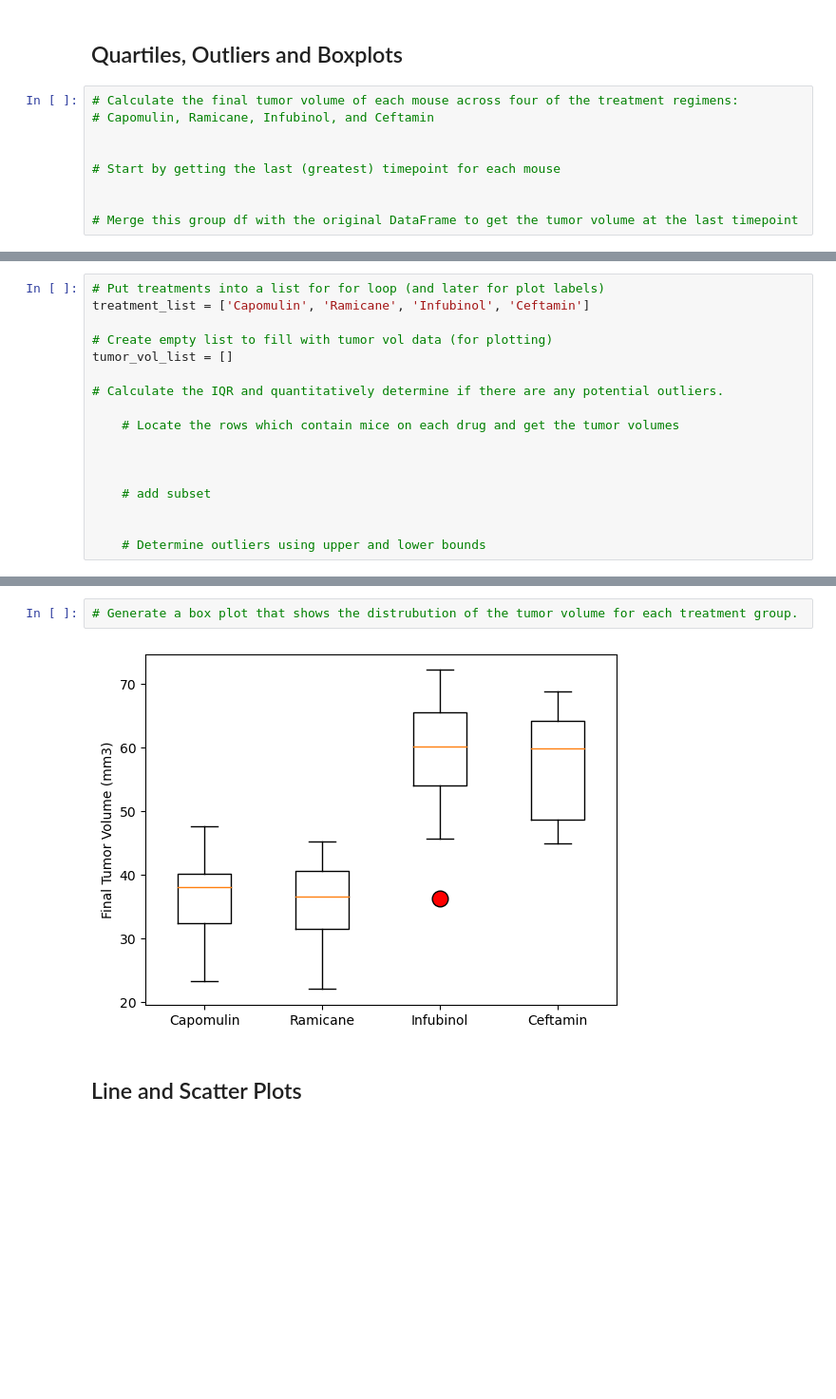
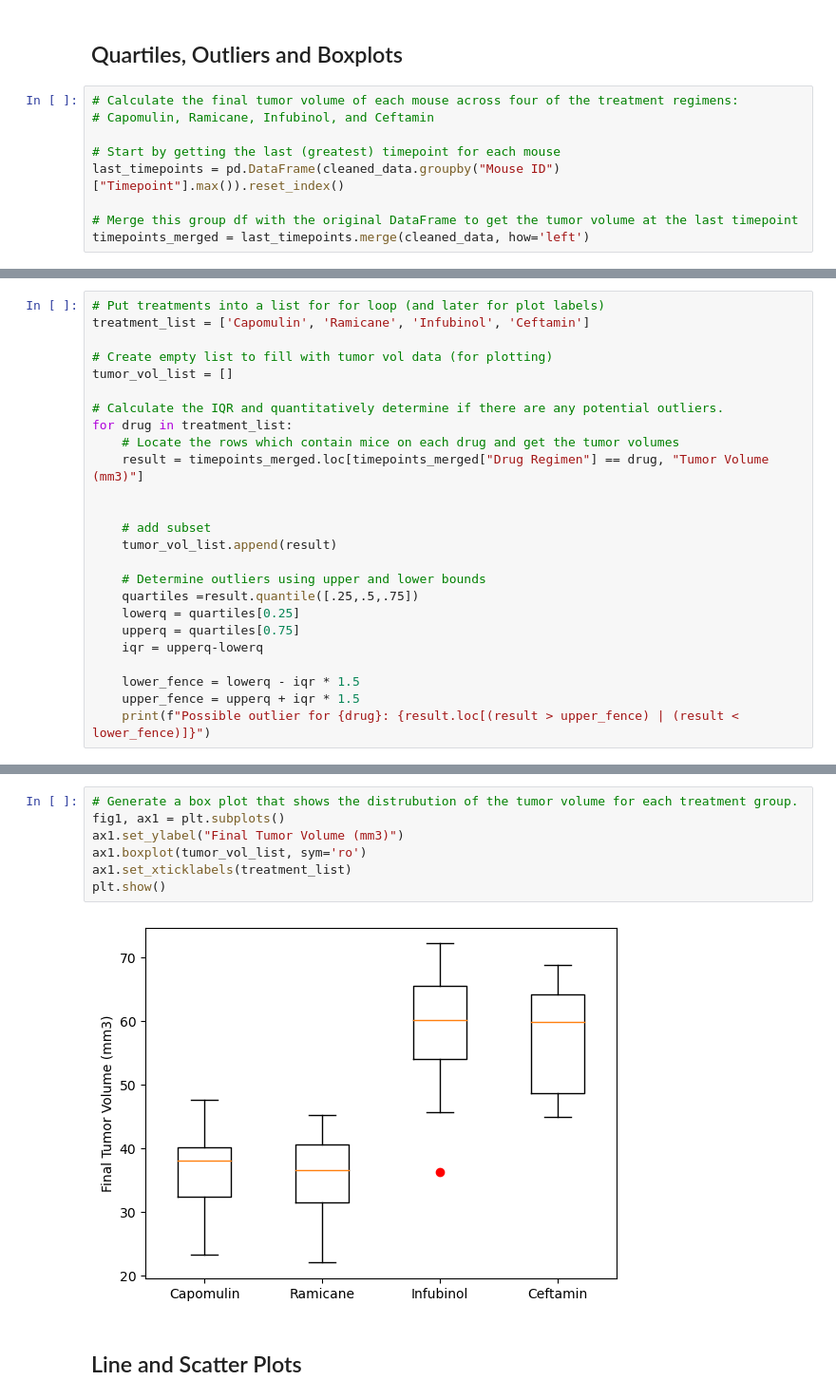
Before and after one commit to nicduffee/matplotlib-challenge, a Jupyter notebook: Pymaceuticals/pymaceuticals_analysis.ipynb, the cells around one changed output, grey strips where cells are left out. Shown at 95% size. Cells and saved outputs as stored; diff of their text form; blank space fills up the shorter version.

Commit message:
completed graphs

```diff
--- a/Pymaceuticals/pymaceuticals_analysis.ipynb
+++ b/Pymaceuticals/pymaceuticals_analysis.ipynb
@@ -193,8 +193,8 @@ plt.show()
 # Calculate the final tumor volume of each mouse across four of the treatment regimens:
 # Capomulin, Ramicane, Infubinol, and Ceftamin
 
-
 # Start by getting the last (greatest) timepoint for each mouse
-
+last_timepoints = pd.DataFrame(cleaned_data.groupby("Mouse ID")["Timepoint"].max()).reset_index()
 
 # Merge this group df with the original DataFrame to get the tumor volume at the last timepoint
+timepoints_merged = last_timepoints.merge(cleaned_data, how='left')
@@ -220,13 +206,21 @@ treatment_list = ['Capomulin', 'Ramicane', 'Infubinol', 'Ceftamin']
 tumor_vol_list = []
 
 # Calculate the IQR and quantitatively determine if there are any potential outliers.
-
+for drug in treatment_list:
     # Locate the rows which contain mice on each drug and get the tumor volumes
-
+    result = timepoints_merged.loc[timepoints_merged["Drug Regimen"] == drug, "Tumor Volume (mm3)"]
 
 
     # add subset
-
+    tumor_vol_list.append(result)
 
     # Determine outliers using upper and lower bounds
+    quartiles =result.quantile([.25,.5,.75])
+    lowerq = quartiles[0.25]
+    upperq = quartiles[0.75]
+    iqr = upperq-lowerq
+
+    lower_fence = lowerq - iqr * 1.5
+    upper_fence = upperq + iqr * 1.5
+    print(f"Possible outlier for {drug}: {result.loc[(result > upper_fence) | (result < lower_fence)]}")
 # %% [output]
@@ -250,6 +232,11 @@ tumor_vol_list = []
 # %%
 # Generate a box plot that shows the distrubution of the tumor volume for each treatment group.
+fig1, ax1 = plt.subplots()
+ax1.set_ylabel("Final Tumor Volume (mm3)")
+ax1.boxplot(tumor_vol_list, sym='ro')
+ax1.set_xticklabels(treatment_list)
+plt.show()
 # %% [output]
-[figure, old version]
+[figure, new version]
 # %% [markdown]
 ## Line and Scatter Plots
```
Also changed, not shown: parts of 7 cells of this notebook.
